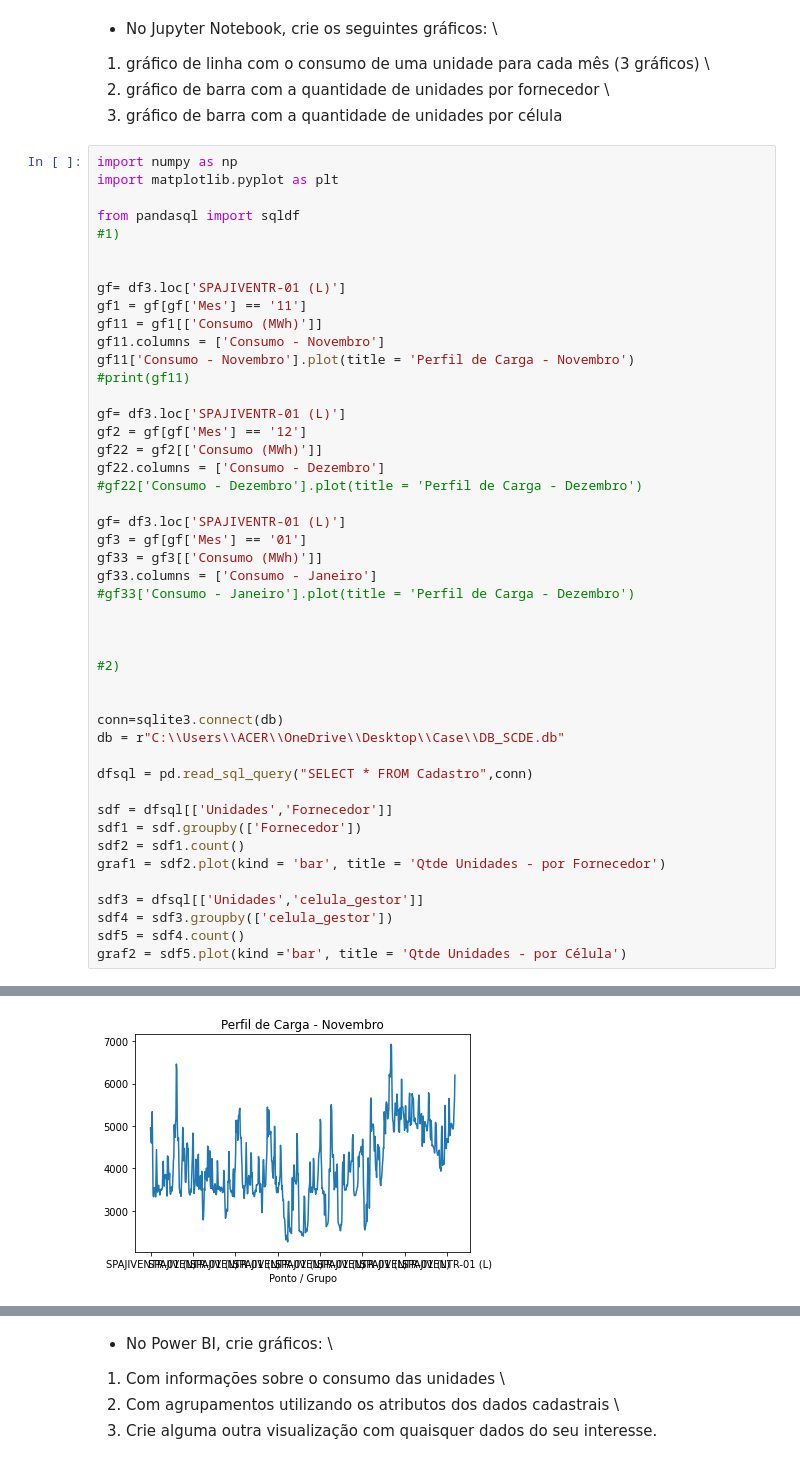
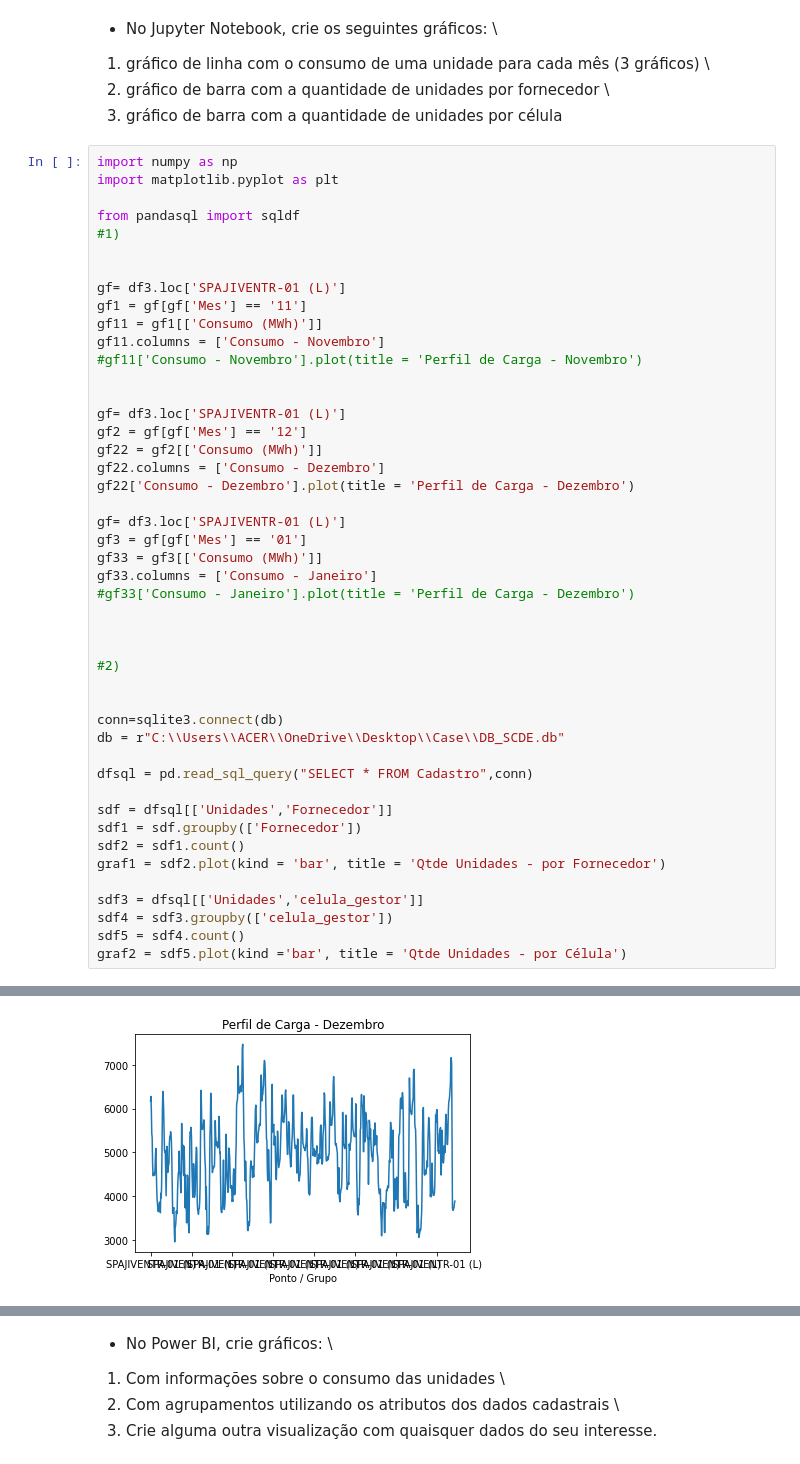
Before and after one commit to MatheusCrespo/CaseSCDE, a Jupyter notebook: Case - Entrevista.ipynb, the cells around one changed output, grey strips where cells are left out. Drawn from its saved outputs; the diff is of its cells as text.

```diff
--- a/Case - Entrevista.ipynb
+++ b/Case - Entrevista.ipynb
@@ -277,14 +283,14 @@ gf= df3.loc['SPAJIVENTR-01 (L)']
 gf1 = gf[gf['Mes'] == '11']
 gf11 = gf1[['Consumo (MWh)']]
 gf11.columns = ['Consumo - Novembro']
-gf11['Consumo - Novembro'].plot(title = 'Perfil de Carga - Novembro')
-#print(gf11)
+#gf11['Consumo - Novembro'].plot(title = 'Perfil de Carga - Novembro')
+
 
 gf= df3.loc['SPAJIVENTR-01 (L)']
 gf2 = gf[gf['Mes'] == '12']
 gf22 = gf2[['Consumo (MWh)']]
 gf22.columns = ['Consumo - Dezembro']
-#gf22['Consumo - Dezembro'].plot(title = 'Perfil de Carga - Dezembro')
+gf22['Consumo - Dezembro'].plot(title = 'Perfil de Carga - Dezembro')
 
 gf= df3.loc['SPAJIVENTR-01 (L)']
 gf3 = gf[gf['Mes'] == '01']
@@ -315,4 +338,4 @@ graf2 = sdf5.plot(kind ='bar', title = 'Qtde Unidades - por Célula')
-[figure, old version]
+[figure, new version]
 [figure]
 [figure]
 # %% [markdown]
```
Also changed, not shown: parts of 5 cells of this notebook.
